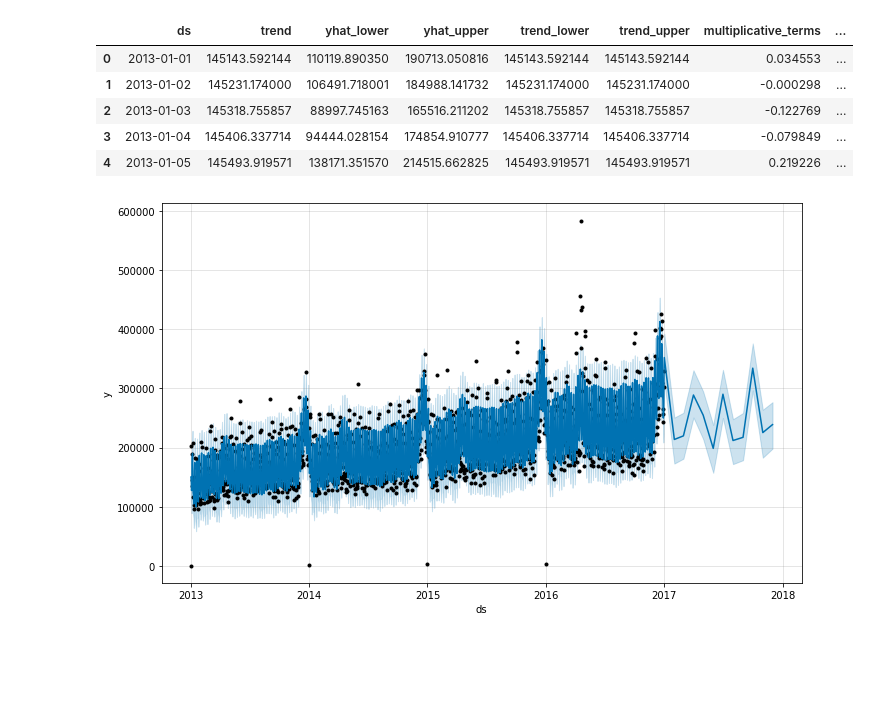
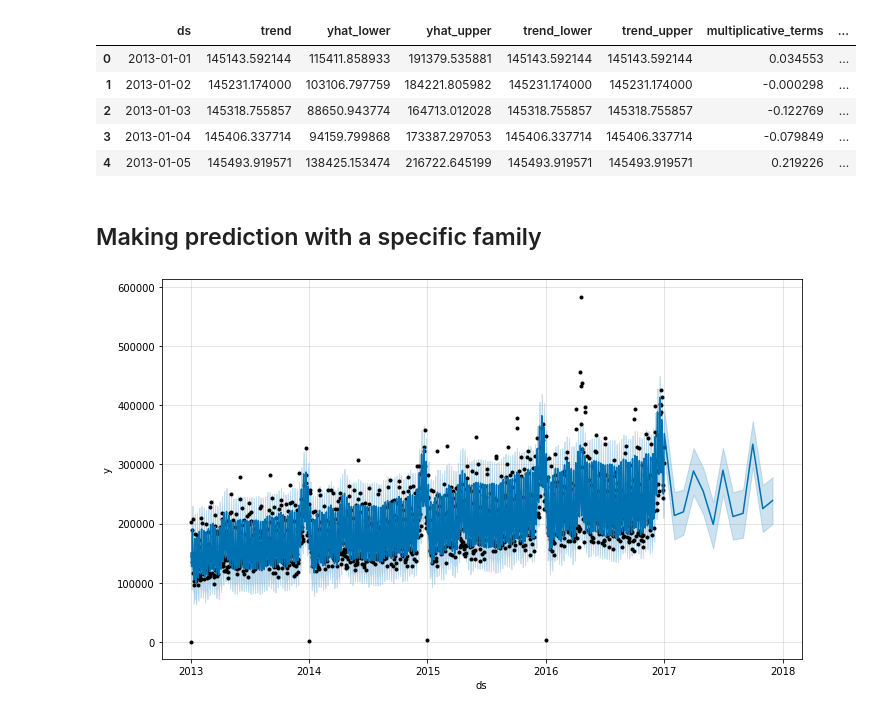
Before and after one commit to mrdaraujo/business_case_869, a Jupyter notebook: notebooks/Testing the function (Prophet).ipynb, the cells around one changed output. Drawn from its saved outputs; the diff is of its cells as text; code cells hidden in the pictures; blank space fills up the shorter version.

```diff
--- a/notebooks/Testing the function (Prophet).ipynb
+++ b/notebooks/Testing the function (Prophet).ipynb
@@ -44,7 +52,7 @@ def family(sales_and_stores):
 
     return forecasts
 
-variable_test = family(sales_and_stores)
+model_family = family(sales_and_stores)
 # %% [output]
 AUTOMOTIVE
 A value is trying to be set on a copy of a slice from a DataFrame.
@@ -191,12 +219,14 @@ variable_test
 # %%
-future = variable_test['GROCERY I'].make_future_dataframe(periods=12, freq='MS')  #period of 12 months
-forecast_future = variable_test['GROCERY I'].predict(future)
+future = model_family['GROCERY I'].make_future_dataframe(periods=12, freq='MS')  #period of 12 months
+forecast_future = model_family['GROCERY I'].predict(future)
 forecast_future.head()
 # %% [output]
 |  | ds | trend | yhat_lower | yhat_upper | trend_lower | trend_upper | multiplicative_terms | ... |
-| 0 | 2013-01-01 | 145143.592144 | 110119.890350 | 190713.050816 | 145143.592144 | 145143.592144 | 0.034553 | ... |
-| 1 | 2013-01-02 | 145231.174000 | 106491.718001 | 184988.141732 | 145231.174000 | 145231.174000 | -0.000298 | ... |
-| 2 | 2013-01-03 | 145318.755857 | 88997.745163 | 165516.211202 | 145318.755857 | 145318.755857 | -0.122769 | ... |
-| 3 | 2013-01-04 | 145406.337714 | 94444.028154 | 174854.910777 | 145406.337714 | 145406.337714 | -0.079849 | ... |
-| 4 | 2013-01-05 | 145493.919571 | 138171.351570 | 214515.662825 | 145493.919571 | 145493.919571 | 0.219226 | ... |
+| 0 | 2013-01-01 | 145143.592144 | 115411.858933 | 191379.535881 | 145143.592144 | 145143.592144 | 0.034553 | ... |
+| 1 | 2013-01-02 | 145231.174000 | 103106.797759 | 184221.805982 | 145231.174000 | 145231.174000 | -0.000298 | ... |
+| 2 | 2013-01-03 | 145318.755857 | 88650.943774 | 164713.012028 | 145318.755857 | 145318.755857 | -0.122769 | ... |
+| 3 | 2013-01-04 | 145406.337714 | 94159.799868 | 173387.297053 | 145406.337714 | 145406.337714 | -0.079849 | ... |
+| 4 | 2013-01-05 | 145493.919571 | 138425.153474 | 216722.645199 | 145493.919571 | 145493.919571 | 0.219226 | ... |
+# %% [markdown]
+## Making prediction with a specific family
 # %%
```
Also changed, not shown: parts of 26 cells of this notebook, 5 other files.
